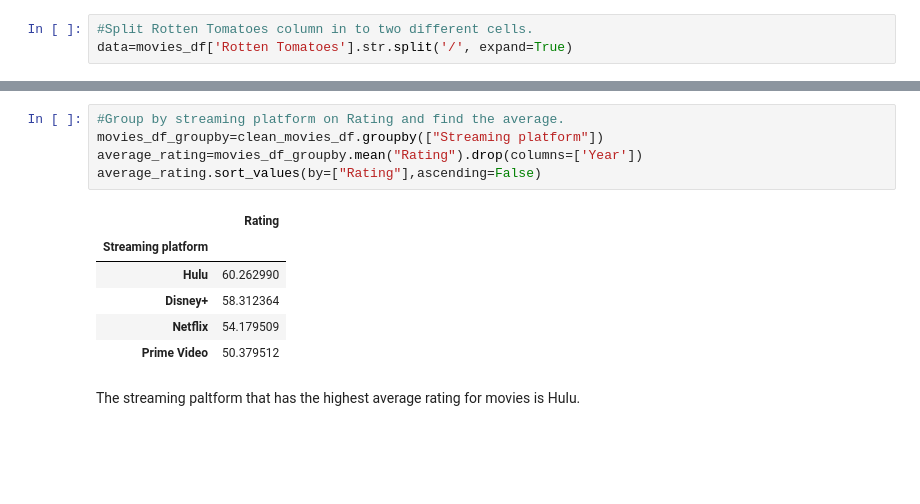
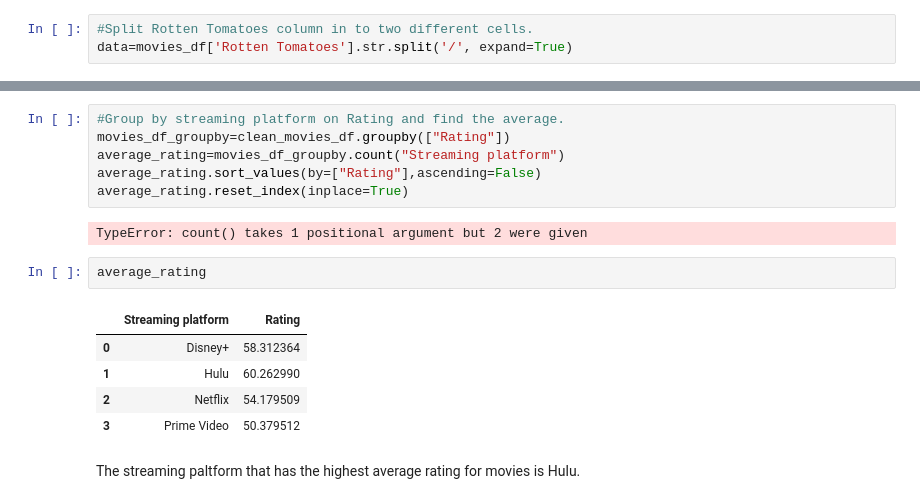
Before and after one commit to jb162/Midterm-Project, a Jupyter notebook: Mahi_project.ipynb, the cells around one changed output, grey strips where cells are left out. Cells and saved outputs as stored; diff of their text form; blank space fills up the shorter version.

```diff
--- a/Mahi_project.ipynb
+++ b/Mahi_project.ipynb
@@ -76,15 +82,19 @@ clean_movies_df
 # %%
 #Group by streaming platform on Rating and find the average.
-movies_df_groupby=clean_movies_df.groupby(["Streaming platform"])
-average_rating=movies_df_groupby.mean("Rating").drop(columns=['Year'])
+movies_df_groupby=clean_movies_df.groupby(["Rating"])
+average_rating=movies_df_groupby.count("Streaming platform")
 average_rating.sort_values(by=["Rating"],ascending=False)
+average_rating.reset_index(inplace=True)
 # %% [output]
-|  | Rating |
-| Streaming platform |  |
-| Hulu | 60.262990 |
-| Disney+ | 58.312364 |
-| Netflix | 54.179509 |
-| Prime Video | 50.379512 |
+TypeError: count() takes 1 positional argument but 2 were given
+# %%
+average_rating
+# %% [output]
+|  | Streaming platform | Rating |
+| 0 | Disney+ | 58.312364 |
+| 1 | Hulu | 60.262990 |
+| 2 | Netflix | 54.179509 |
+| 3 | Prime Video | 50.379512 |
 # %% [markdown]
 The streaming paltform that has the highest average rating for movies is Hulu.
 # %%
```
Also changed, not shown: parts of 6 cells of this notebook.
